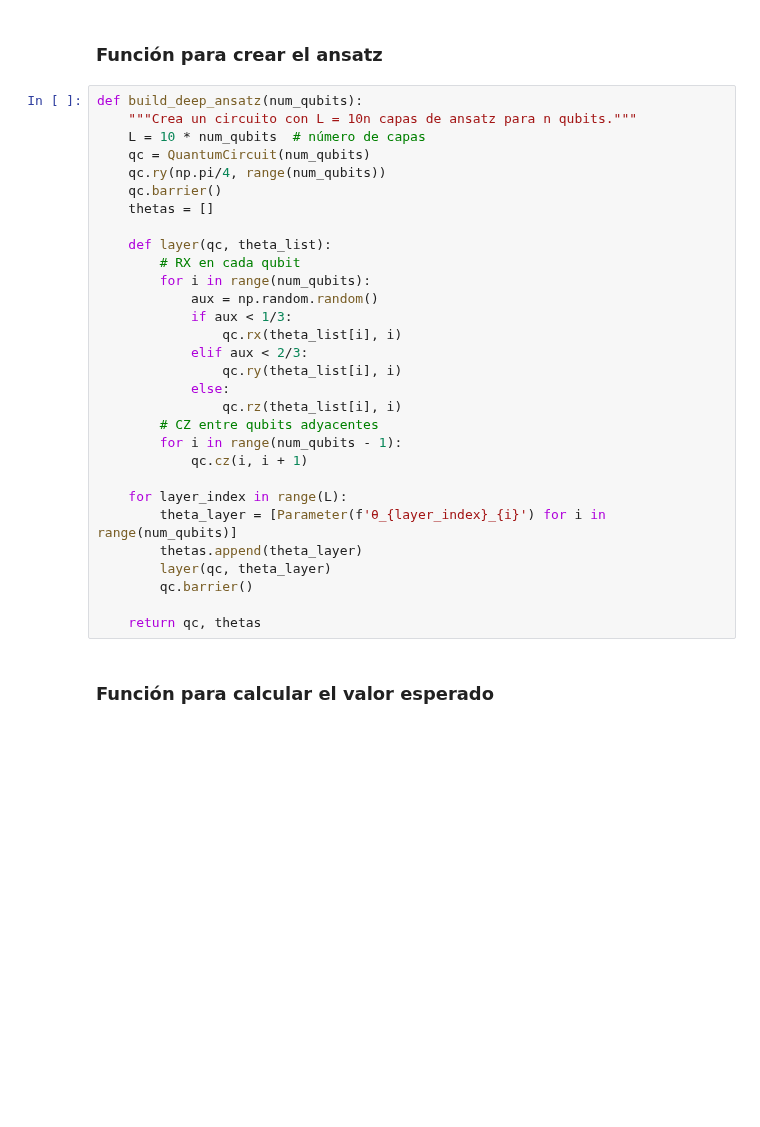
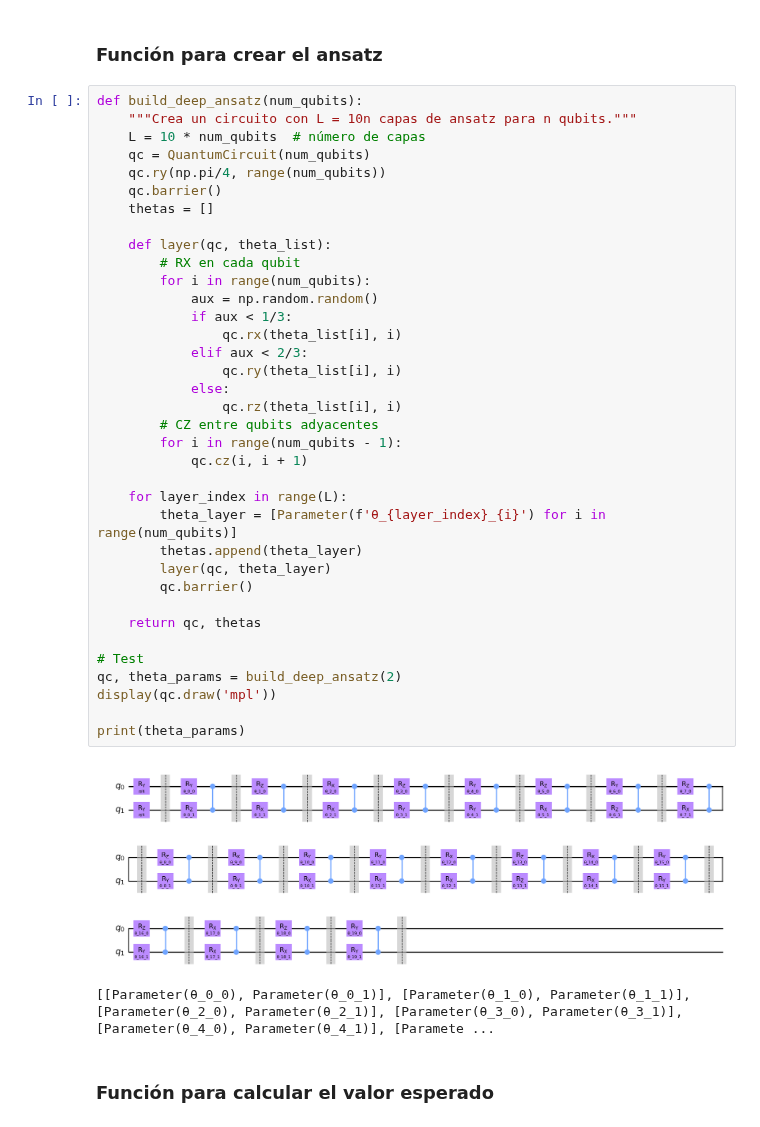
Before and after one commit to JLSM02/QML-Avoiding-BP, a Jupyter notebook: Z1Z2/Z1Z2-Observable-BP.ipynb, the cells around one changed output. Saved outputs shown, nothing was run; the diff lists cells and outputs as text; blank space fills up the shorter version.

```diff
--- a/Z1Z2/Z1Z2-Observable-BP.ipynb
+++ b/Z1Z2/Z1Z2-Observable-BP.ipynb
@@ -26,33 +26,42 @@ def expand_observable(op, total_qubits):
 # %%
 def build_deep_ansatz(num_qubits):
     """Crea un circuito con L = 10n capas de ansatz para n qubits."""
     L = 10 * num_qubits  # número de capas
     qc = QuantumCircuit(num_qubits)
     qc.ry(np.pi/4, range(num_qubits))
     qc.barrier()
     thetas = []
 
     def layer(qc, theta_list):
         # RX en cada qubit
         for i in range(num_qubits):
             aux = np.random.random()
             if aux < 1/3:
                 qc.rx(theta_list[i], i)
             elif aux < 2/3:
                 qc.ry(theta_list[i], i)
             else:
                 qc.rz(theta_list[i], i)
         # CZ entre qubits adyacentes
         for i in range(num_qubits - 1):
             qc.cz(i, i + 1)
 
     for layer_index in range(L):
         theta_layer = [Parameter(f'θ_{layer_index}_{i}') for i in range(num_qubits)]
         thetas.append(theta_layer)
         layer(qc, theta_layer)
         qc.barrier()
 
     return qc, thetas
+
+# Test
+qc, theta_params = build_deep_ansatz(2)
+display(qc.draw('mpl'))
+
+print(theta_params)
+# %% [output]
+[figure, added]
+[[Parameter(θ_0_0), Parameter(θ_0_1)], [Parameter(θ_1_0), Parameter(θ_1_1)], [Parameter(θ_2_0), Parameter(θ_2_1)], [Parameter(θ_3_0), Parameter(θ_3_1)], [Parameter(θ_4_0), Parameter(θ_4_1)], [Paramete ...
 # %% [markdown]
 ### Función para calcular el valor esperado
 # %%
```
Also changed, not shown: parts of 7 cells of this notebook, 1 other file.
